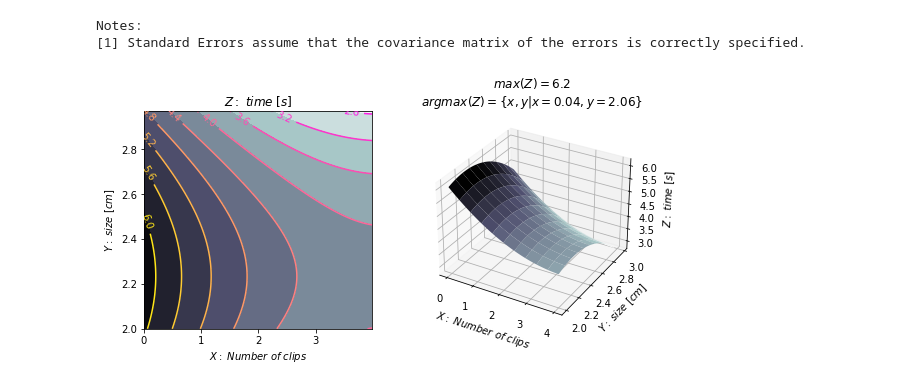
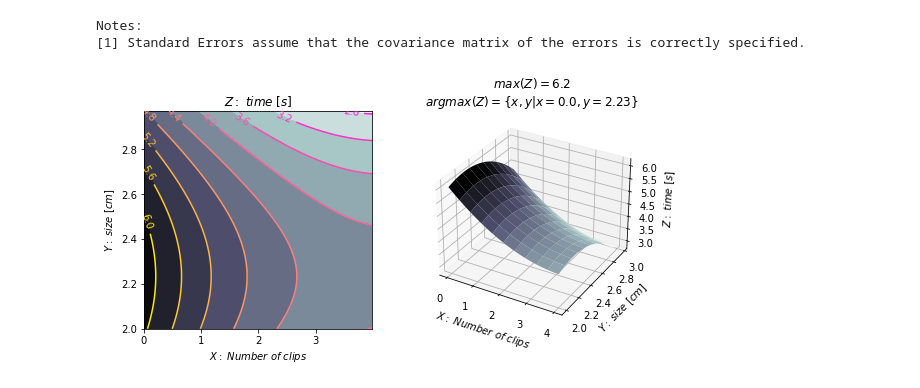
Before and after one commit to yo-aka-gene/helicopter, a Jupyter notebook: 2way/analysis/mla.ipynb, the cells around one changed output. Saved outputs shown, nothing was run; the diff lists cells and outputs as text; code cells hidden in the pictures.

Commit message:
:recycle: :bug: fixed bugs in argmax

```diff
--- a/2way/analysis/mla.ipynb
+++ b/2way/analysis/mla.ipynb
@@ -326,33 +326,33 @@ ax1 = fig.add_subplot(121, facecolor="w")
 ax2 = fig.add_subplot(122, projection="3d", facecolor="w")
 
 
 
 arg2d = {
     "xlabel": "$X:$ $Number$ $of$ $clips$",
     "ylabel": "$Y:$ $size$ $[cm]$",
     "title": "$Z:$ $time$ $[s]$"
 }
 
 v, h = (
-    func.z.value.shape[1] // np.argmax(func.z.value),
-    func.z.value.shape[1] % np.argmax(func.z.value),
+    np.argmax(func.z.value) // func.z.value.shape[1],
+    np.argmax(func.z.value) % func.z.value.shape[1],
 )
 
 title = "$max(Z)=" + f"{func.z.value.max().round(2)}$\n" +\
 "$argmax(Z)=\{x, y|" + f"x={func.x.value[v][h].round(2)}," +\
 f" y={func.y.value[v][h].round(2)}" + "\}$"
 
 arg3d = {
     "xlabel": "$X:$ $Number$ $of$ $clips$",
     "ylabel": "$Y:$ $size$ $[cm]$",
     "zlabel": "$Z:$ $time$ $[s]$",
     "title": title
 }
 
 contour2d(func, ax=ax1, **arg2d)
 contour3d(func, ax=ax2, **arg3d)
 
 if conf.savefile:
     plt.savefig(f"{conf.dirctory}/optimization.png", **conf.kwarg_savefig)
 # %% [output]
-[figure, old version]
+[figure, new version]
```
Also changed, not shown: 1 other file.
